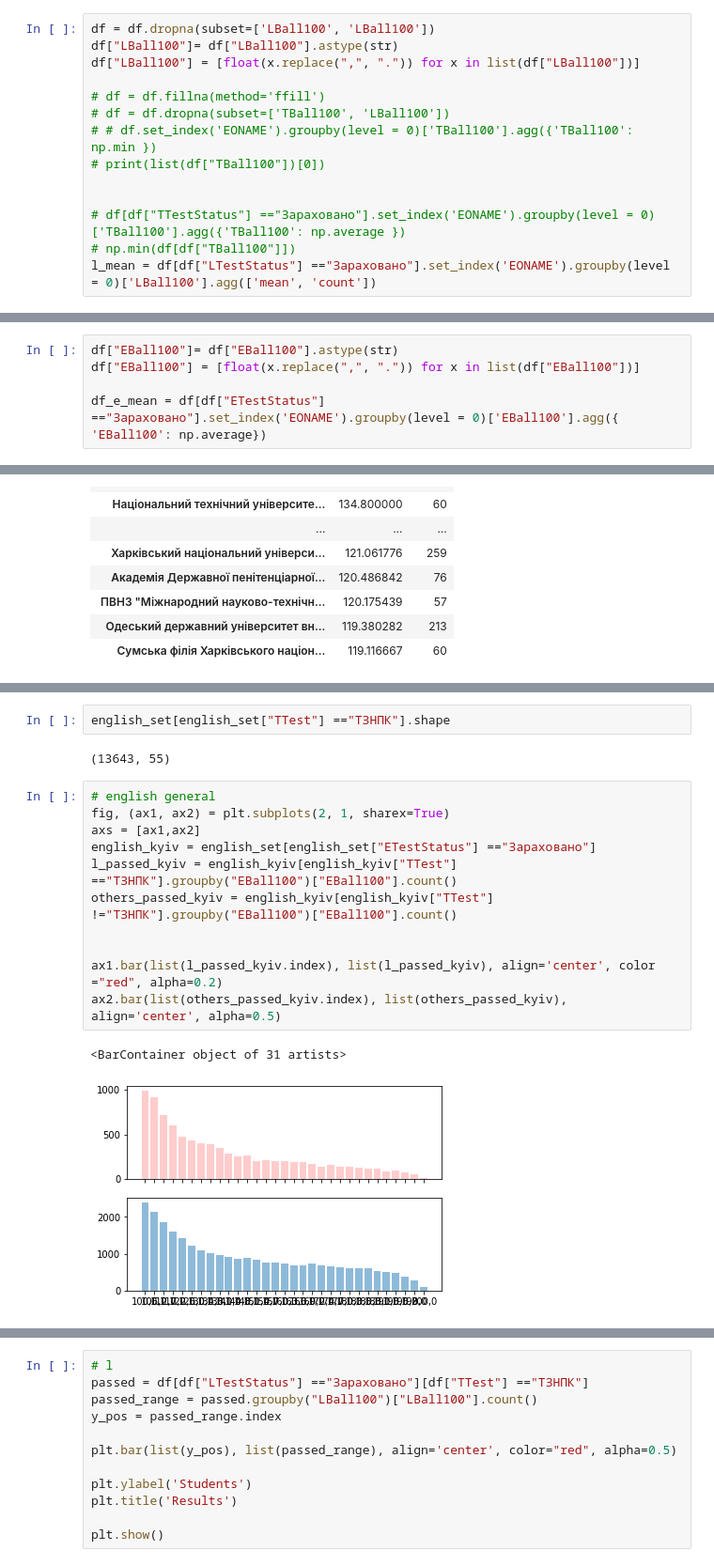
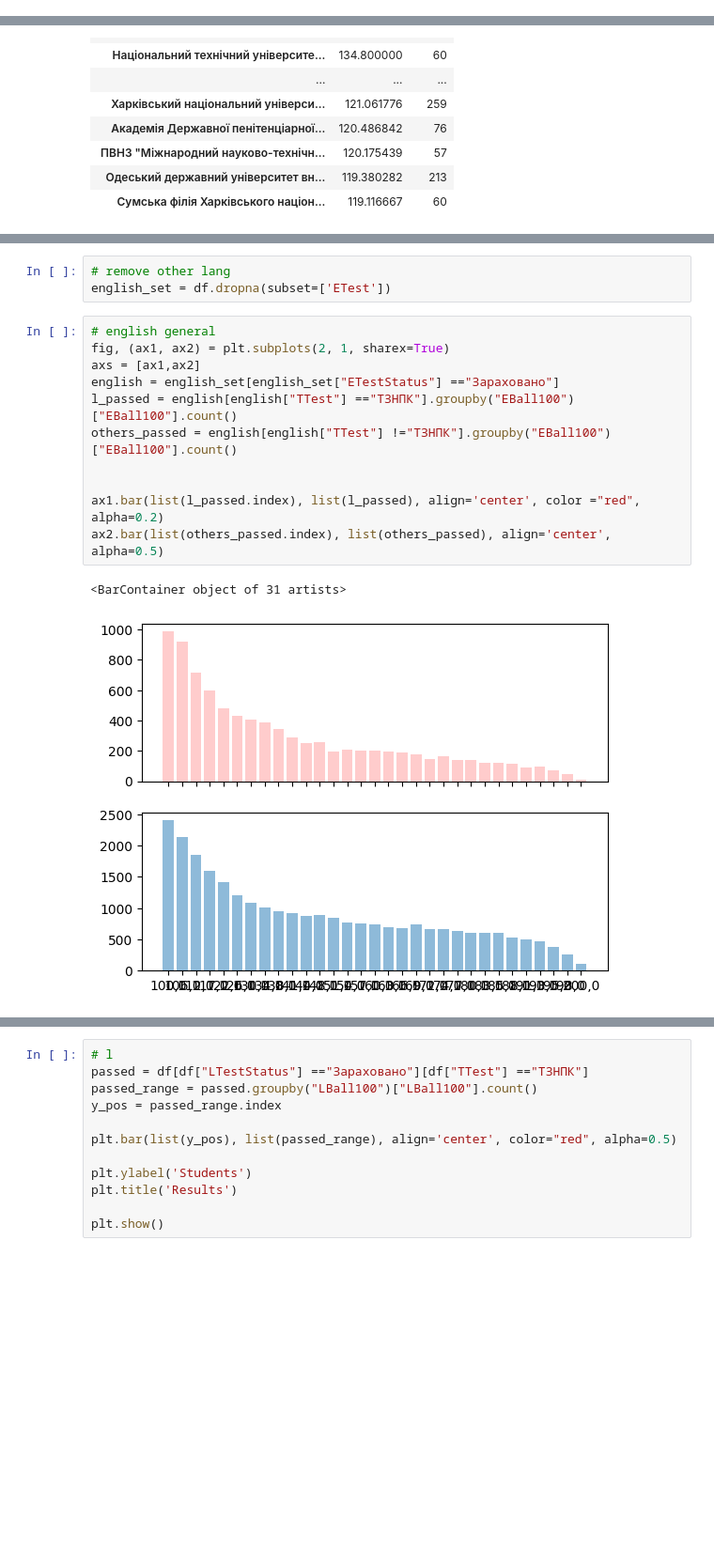
Before and after one commit to maab2198/applied_ds_python, a Jupyter notebook: applied_plotting/C2_A4.ipynb, the cells around one changed output, grey strips where cells are left out. Shown at 94% size. Drawn from its saved outputs; the diff is of its cells as text; blank space fills up the shorter version.

```diff
--- a/applied_plotting/C2_A4.ipynb
+++ b/applied_plotting/C2_A4.ipynb
@@ -106,17 +104,3 @@ Try using .loc[row_indexer,col_indexer] = value instead
 
 See the caveats in the documentation: http://pandas.pydata.org/pandas-docs/stable/user_guide/indexing.html#returning-a-view-versus-a-copy
   if __name__ == '__main__':
-# %%
-df = df.dropna(subset=['LBall100', 'LBall100'])
-df["LBall100"]= df["LBall100"].astype(str)
-df["LBall100"] = [float(x.replace(",", ".")) for x in list(df["LBall100"])]
-
-# df = df.fillna(method='ffill')
-# df = df.dropna(subset=['TBall100', 'LBall100'])
-# # df.set_index('EONAME').groupby(level = 0)['TBall100'].agg({'TBall100': np.min })
-# print(list(df["TBall100"])[0])
-
-
-# df[df["TTestStatus"] =="Зараховано"].set_index('EONAME').groupby(level = 0)['TBall100'].agg({'TBall100': np.average })
-# np.min(df[df["TBall100"]])
-l_mean = df[df["LTestStatus"] =="Зараховано"].set_index('EONAME').groupby(level = 0)['LBall100'].agg(['mean', 'count'])
@@ -134,5 +106,0 @@ See the caveats in the documentation: http://pandas.pydata.org/pandas-docs/stabl
-# %%
-df["EBall100"]= df["EBall100"].astype(str)
-df["EBall100"] = [float(x.replace(",", ".")) for x in list(df["EBall100"])]
-
-df_e_mean = df[df["ETestStatus"] =="Зараховано"].set_index('EONAME').groupby(level = 0)['EBall100'].agg({ 'EBall100': np.average})
@@ -254,18 +165,17 @@ english_set[english_set["ETestStatus"] =="Зараховано"].shape
-# %%
-english_set[english_set["TTest"] =="ТЗНПК"].shape
-# %% [output]
-(13643, 55)
+# %%
+# remove other lang
+english_set = df.dropna(subset=['ETest'])
 # %%
 # english general
 fig, (ax1, ax2) = plt.subplots(2, 1, sharex=True)
 axs = [ax1,ax2]
-english_kyiv = english_set[english_set["ETestStatus"] =="Зараховано"]
-l_passed_kyiv = english_kyiv[english_kyiv["TTest"] =="ТЗНПК"].groupby("EBall100")["EBall100"].count()
-others_passed_kyiv = english_kyiv[english_kyiv["TTest"] !="ТЗНПК"].groupby("EBall100")["EBall100"].count()
+english = english_set[english_set["ETestStatus"] =="Зараховано"]
+l_passed = english[english["TTest"] =="ТЗНПК"].groupby("EBall100")["EBall100"].count()
+others_passed = english[english["TTest"] !="ТЗНПК"].groupby("EBall100")["EBall100"].count()
 
 
-ax1.bar(list(l_passed_kyiv.index), list(l_passed_kyiv), align='center', color ="red", alpha=0.2)
-ax2.bar(list(others_passed_kyiv.index), list(others_passed_kyiv), align='center', alpha=0.5)
+ax1.bar(list(l_passed.index), list(l_passed), align='center', color ="red", alpha=0.2)
+ax2.bar(list(others_passed.index), list(others_passed), align='center', alpha=0.5)
 # %% [output]
 <BarContainer object of 31 artists>
-[figure, old version]
+[figure, new version]
```
Also changed, not shown: parts of 23 cells of this notebook.
